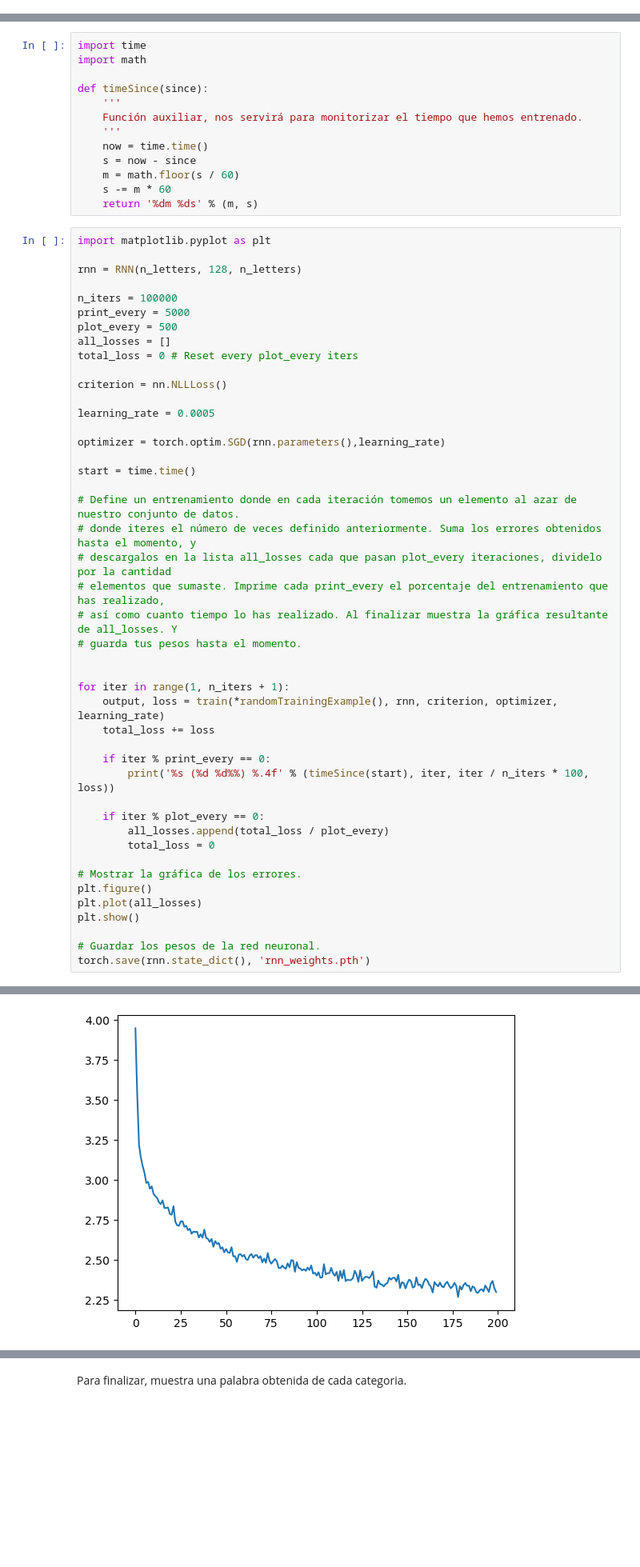
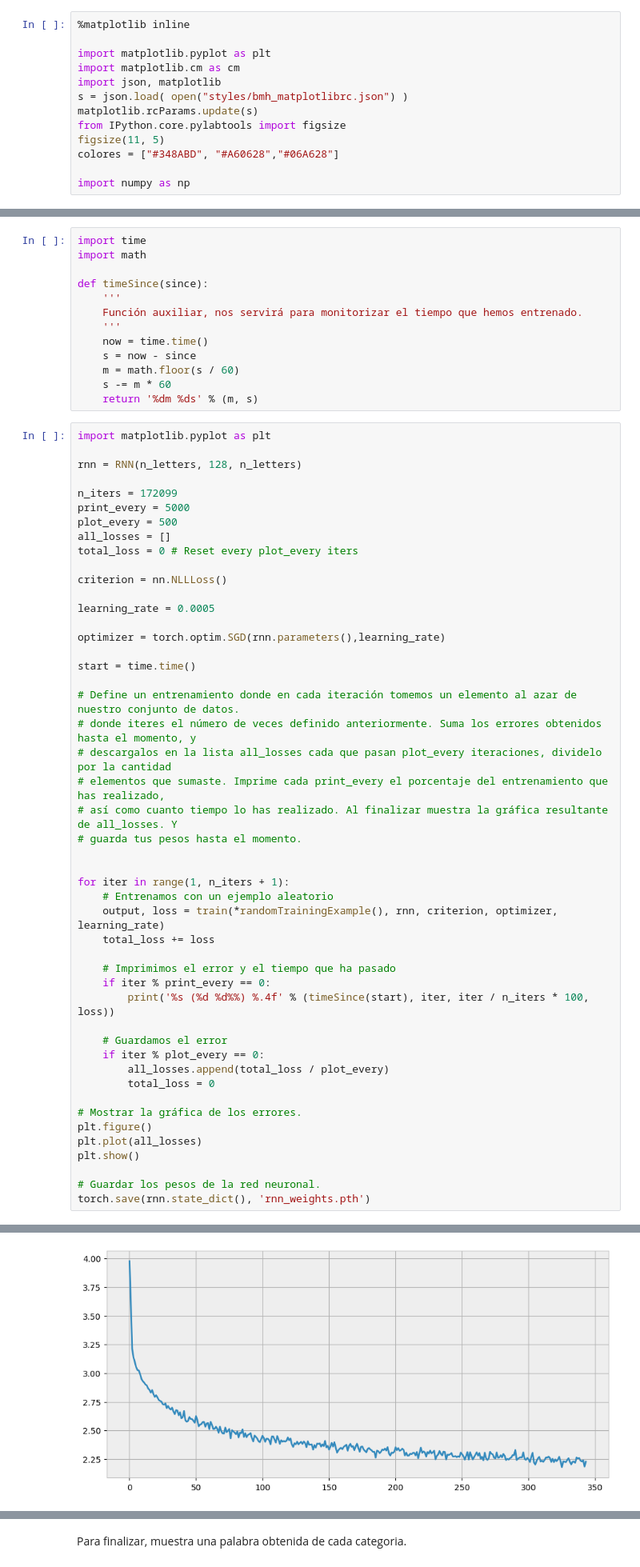
Before and after one commit to CarlosCastanon2099/Redes-Neuronales, a Jupyter notebook: Practicas/Practica-08/RedRecurrente.ipynb, the cells around one changed output, grey strips where cells are left out. Shown at 80% size. Saved outputs shown, nothing was run; the diff lists cells and outputs as text; blank space fills up the shorter version.

```diff
--- a/Practicas/Practica-08/RedRecurrente.ipynb
+++ b/Practicas/Practica-08/RedRecurrente.ipynb
@@ -9,6 +9,19 @@ El conjunto de datos consta de nombres en 18 idiomas, se encuentran en archivos
 con el nombre del idioma en el que se encuentran.
 
 **Punto extra**: Modifica el conjunto de datos a uno de tu propia elección, con al menos dos categorias.
+# %%
+%matplotlib inline
+
+import matplotlib.pyplot as plt
+import matplotlib.cm as cm
+import json, matplotlib
+s = json.load( open("styles/bmh_matplotlibrc.json") )
+matplotlib.rcParams.update(s)
+from IPython.core.pylabtools import figsize
+figsize(11, 5)
+colores = ["#348ABD", "#A60628","#06A628"]
+
+import numpy as np
 # %%
 from __future__ import unicode_literals, print_function, division
 from io import open
@@ -297,7 +314,7 @@ import matplotlib.pyplot as plt
 
 rnn = RNN(n_letters, 128, n_letters)
 
-n_iters = 100000
+n_iters = 172099
 print_every = 5000
 plot_every = 500
 all_losses = []
@@ -320,12 +337,15 @@ start = time.time()
 
 
 for iter in range(1, n_iters + 1):
+    # Entrenamos con un ejemplo aleatorio
     output, loss = train(*randomTrainingExample(), rnn, criterion, optimizer, learning_rate)
     total_loss += loss
 
+    # Imprimimos el error y el tiempo que ha pasado
     if iter % print_every == 0:
         print('%s (%d %d%%) %.4f' % (timeSince(start), iter, iter / n_iters * 100, loss))
 
+    # Guardamos el error
     if iter % plot_every == 0:
         all_losses.append(total_loss / plot_every)
         total_loss = 0
@@ -361,4 +378,4 @@ torch.save(rnn.state_dict(), 'rnn_weights.pth')
-[figure, old version]
+[figure, new version]
 # %%
 max_length = 20
 
```
Also changed, not shown: parts of 11 cells of this notebook, 4 other files.
